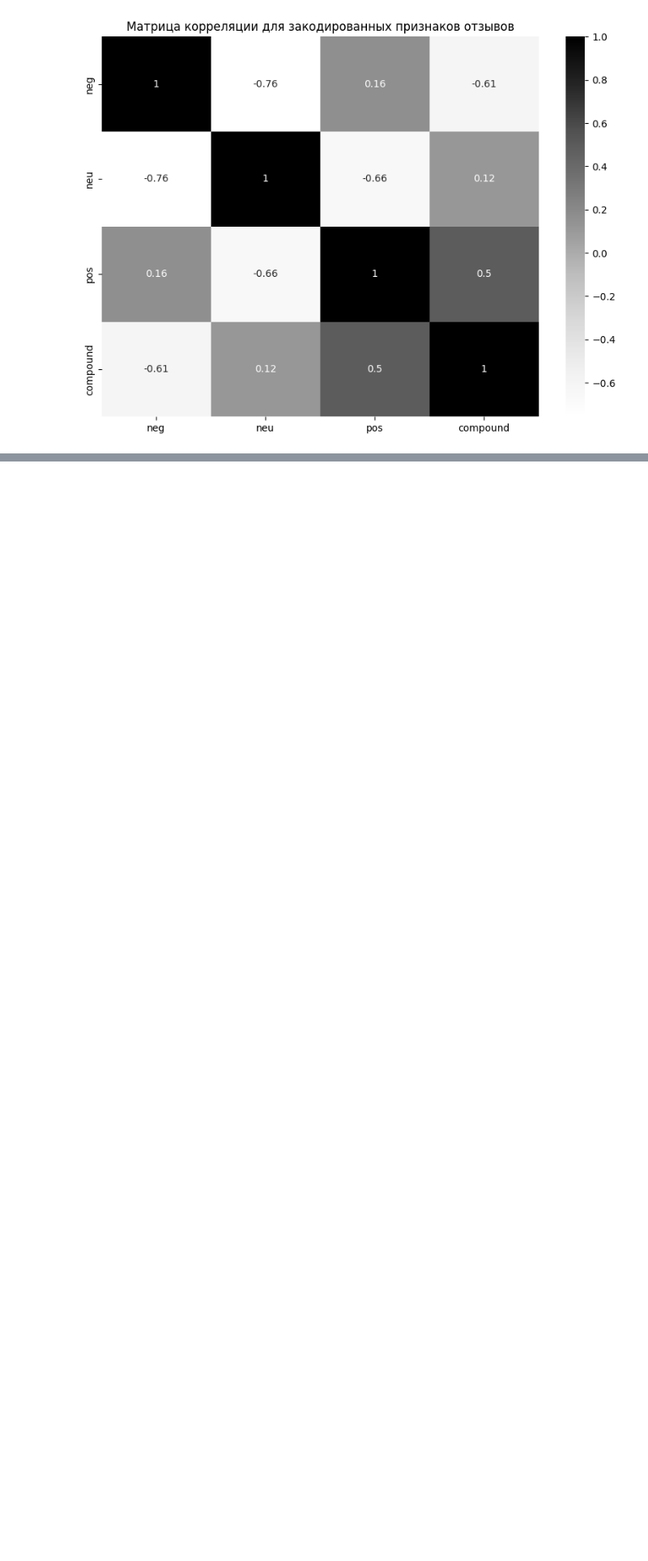
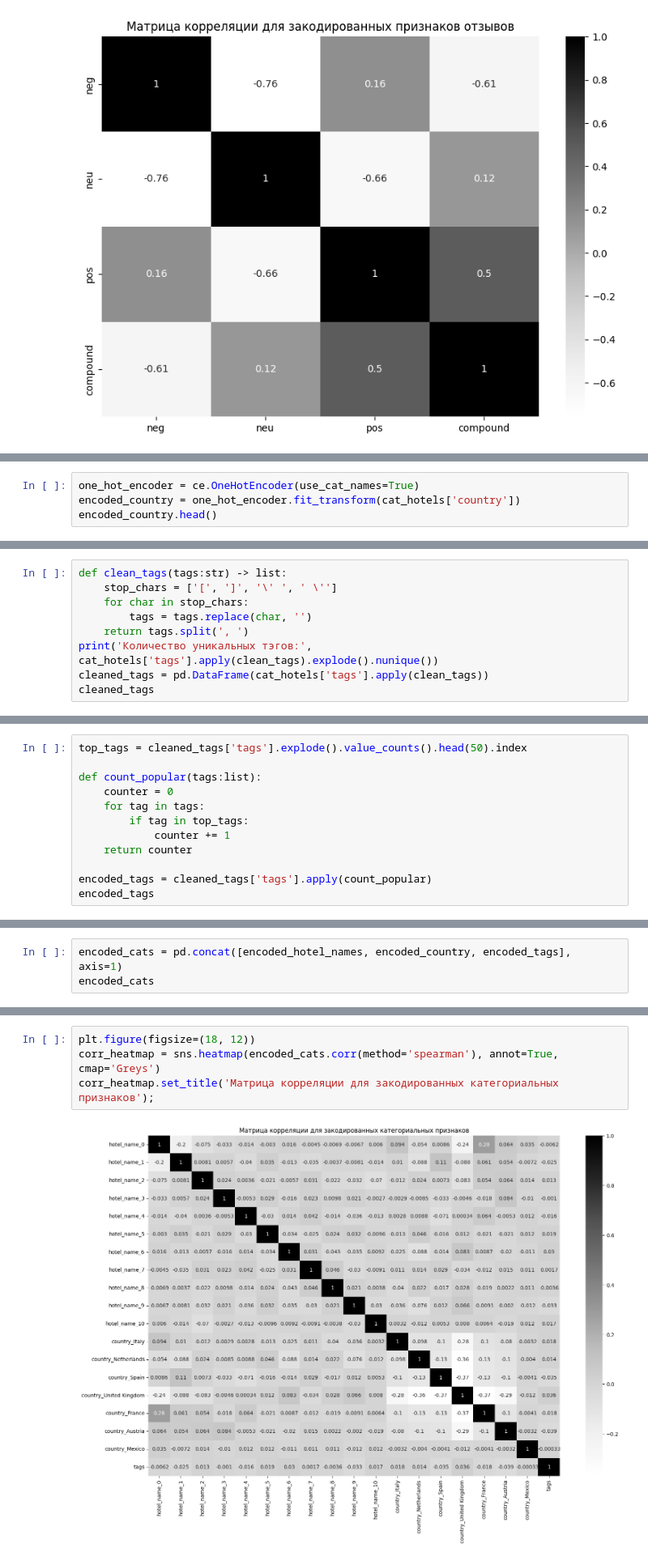
Before and after one commit to ScReameer/EDA-Project-3-rating-prediction, a Jupyter notebook: Project_3 Rating prediction.ipynb, the cells around one changed output, grey strips where cells are left out. Shown at 81% size. Saved outputs shown, nothing was run; the diff lists cells and outputs as text; blank space fills up the shorter version.

Commit message:
encoded entire dataframe

```diff
--- a/Project_3 Rating prediction.ipynb
+++ b/Project_3 Rating prediction.ipynb
@@ -675,0 +737,4 @@ corr_heatmap.set_title('Матрица корреляции для закоди
+# %%
+one_hot_encoder = ce.OneHotEncoder(use_cat_names=True)
+encoded_country = one_hot_encoder.fit_transform(cat_hotels['country'])
+encoded_country.head()
@@ -675,0 +750,9 @@ corr_heatmap.set_title('Матрица корреляции для закоди
+# %%
+def clean_tags(tags:str) -> list:
+    stop_chars = ['[', ']', '\' ', ' \'']
+    for char in stop_chars:
+        tags = tags.replace(char, '')
+    return tags.split(', ')
+print('Количество уникальных тэгов:', cat_hotels['tags'].apply(clean_tags).explode().nunique())
+cleaned_tags = pd.DataFrame(cat_hotels['tags'].apply(clean_tags))
+cleaned_tags
@@ -675,0 +776,12 @@ corr_heatmap.set_title('Матрица корреляции для закоди
+# %%
+top_tags = cleaned_tags['tags'].explode().value_counts().head(50).index
+
+def count_popular(tags:list):
+    counter = 0
+    for tag in tags:
+        if tag in top_tags:
+            counter += 1
+    return counter
+
+encoded_tags = cleaned_tags['tags'].apply(count_popular)
+encoded_tags
@@ -675,0 +803,3 @@ corr_heatmap.set_title('Матрица корреляции для закоди
+# %%
+encoded_cats = pd.concat([encoded_hotel_names, encoded_country, encoded_tags], axis=1)
+encoded_cats
@@ -675,0 +822,6 @@ corr_heatmap.set_title('Матрица корреляции для закоди
+# %%
+plt.figure(figsize=(18, 12))
+corr_heatmap = sns.heatmap(encoded_cats.corr(method='spearman'), annot=True, cmap='Greys')
+corr_heatmap.set_title('Матрица корреляции для закодированных категориальных признаков');
+# %% [output]
+[figure, added]
```
Also changed, not shown: parts of 44 cells of this notebook.
